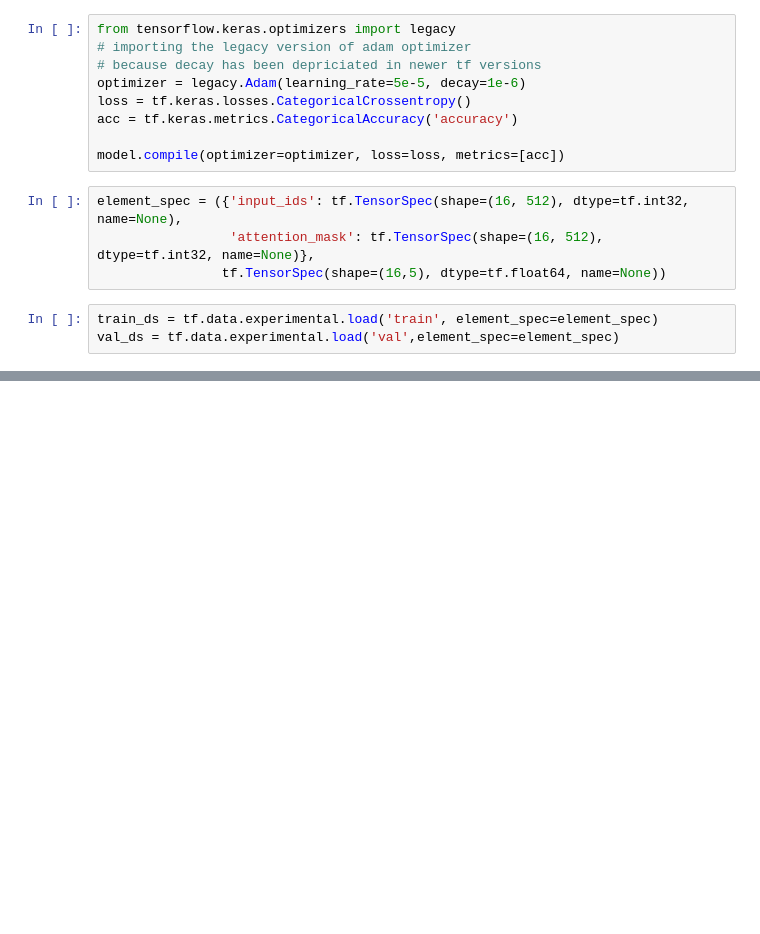
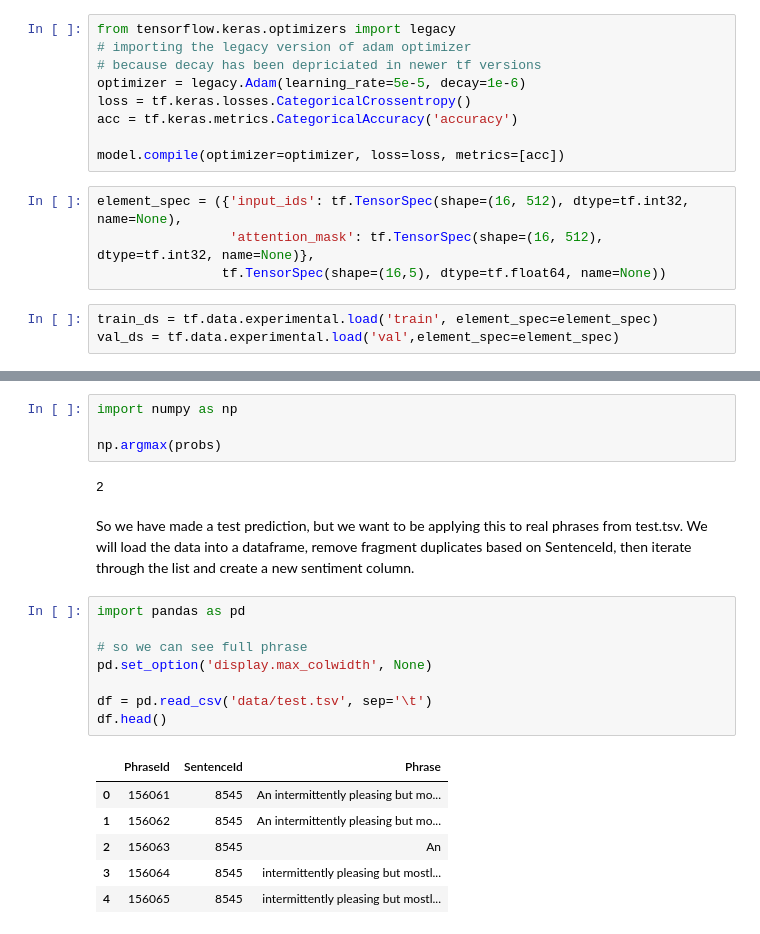
Before and after one commit to LoyumM/Sentiment-analysis-with-Transformers, a Jupyter notebook: Sample.ipynb, the cells around one changed output, grey strips where cells are left out. Cells and saved outputs as stored; diff of their text form; blank space fills up the shorter version.

```diff
--- a/Sample.ipynb
+++ b/Sample.ipynb
@@ -336,0 +389,23 @@ Epoch 1/5
+# %%
+import numpy as np
+
+np.argmax(probs)
+# %% [output]
+2
+# %% [markdown]
+So we have made a test prediction, but we want to be applying this to real phrases from test.tsv. We will load the data into a dataframe, remove fragment duplicates based on SentenceId, then iterate through the list and create a new sentiment column.
+# %%
+import pandas as pd
+
+# so we can see full phrase
+pd.set_option('display.max_colwidth', None)
+
+df = pd.read_csv('data/test.tsv', sep='\t')
+df.head()
+# %% [output]
+|  | PhraseId | SentenceId | Phrase |
+| 0 | 156061 | 8545 | An intermittently pleasing but mo... |
+| 1 | 156062 | 8545 | An intermittently pleasing but mo... |
+| 2 | 156063 | 8545 | An |
+| 3 | 156064 | 8545 | intermittently pleasing but mostl... |
+| 4 | 156065 | 8545 | intermittently pleasing but mostl... |
```
Also changed, not shown: parts of 24 cells of this notebook, 3 other files.
